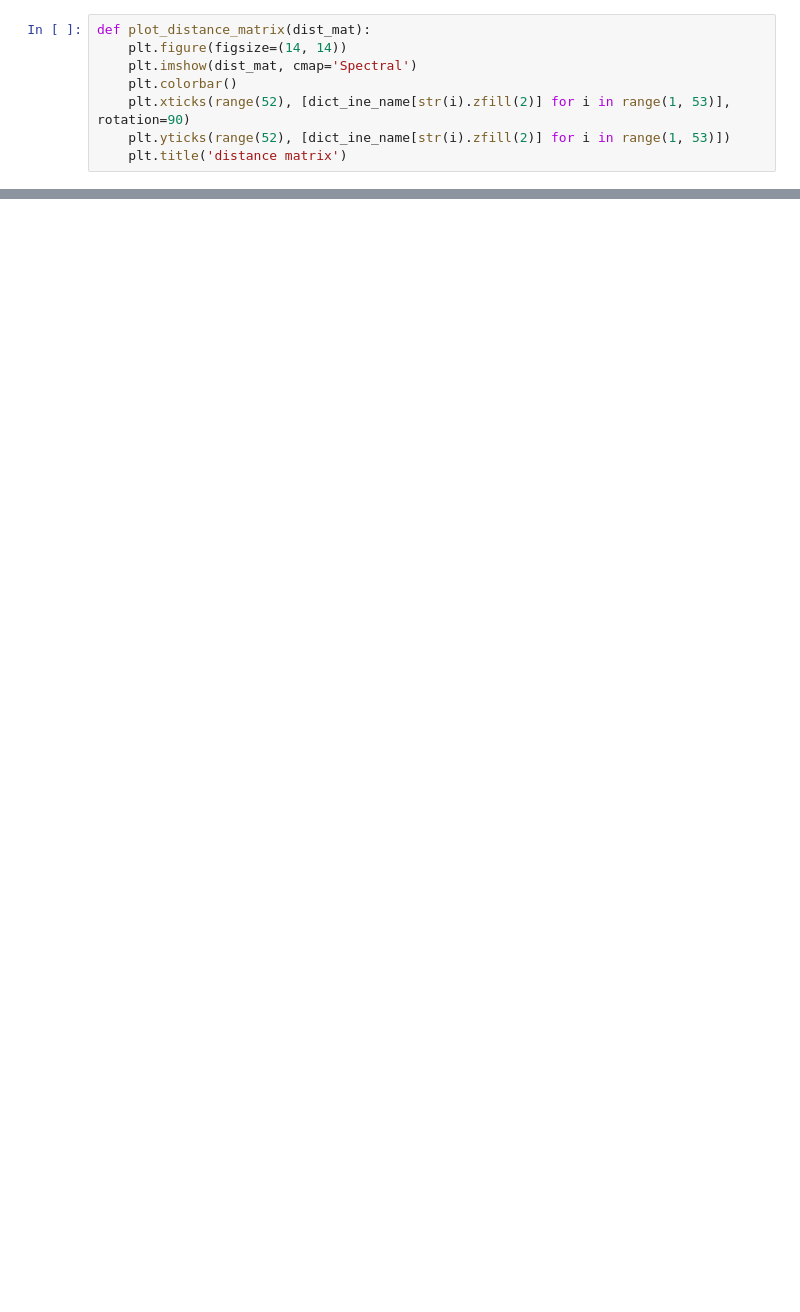
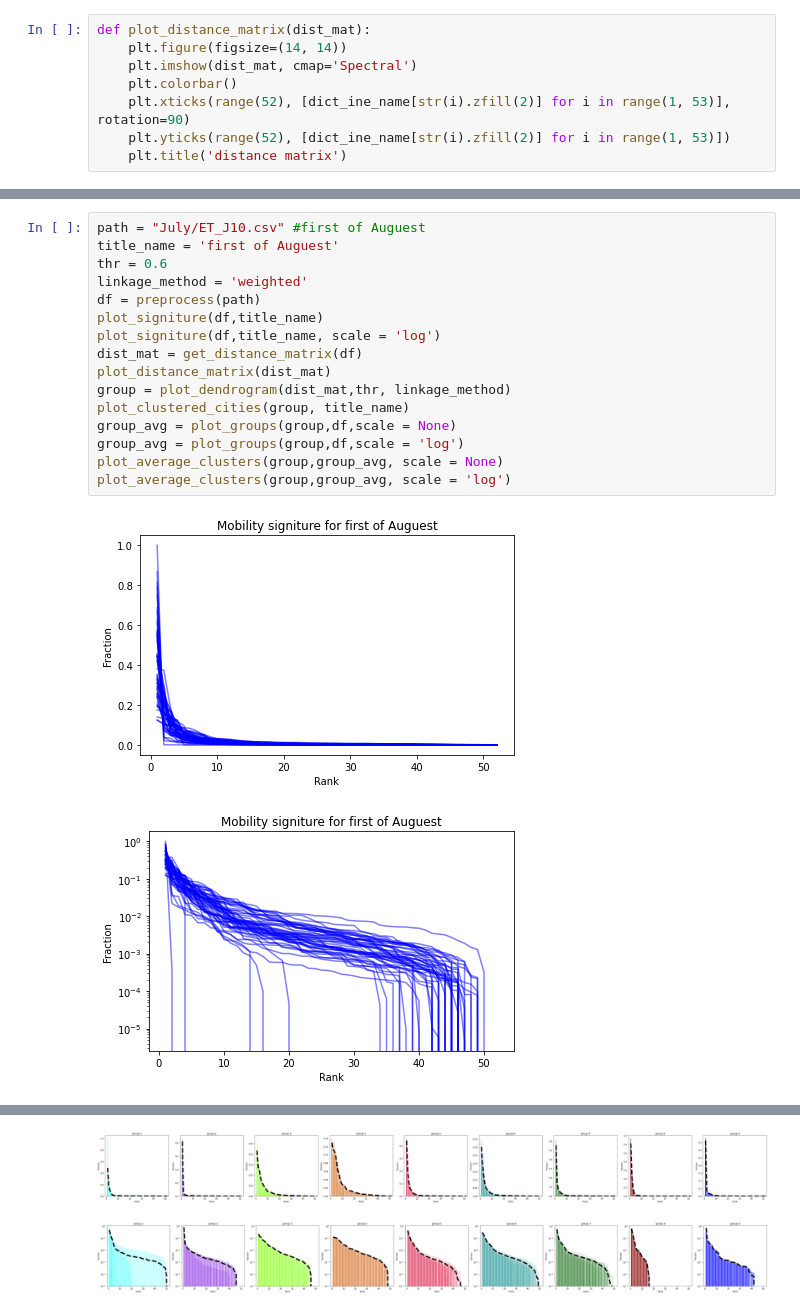
Before and after one commit to maryamastero/Mobility_Network, a Jupyter notebook: mobility_spanish.ipynb, the cells around one changed output, grey strips where cells are left out. Drawn from its saved outputs; the diff is of its cells as text; blank space fills up the shorter version.

```diff
--- a/mobility_spanish.ipynb
+++ b/mobility_spanish.ipynb
@@ -259,0 +329,19 @@ plot_clustered_cities(group_sun, "Average Sunday on July/Auguest")
+# %%
+path = "July/ET_J10.csv" #first of Auguest
+title_name = 'first of Auguest'
+thr = 0.6
+linkage_method = 'weighted'
+df = preprocess(path)
+plot_signiture(df,title_name)
+plot_signiture(df,title_name, scale = 'log')
+dist_mat = get_distance_matrix(df)
+plot_distance_matrix(dist_mat)
+group = plot_dendrogram(dist_mat,thr, linkage_method)
+plot_clustered_cities(group, title_name)
+group_avg = plot_groups(group,df,scale = None)
+group_avg = plot_groups(group,df,scale = 'log')
+plot_average_clusters(group,group_avg, scale = None)
+plot_average_clusters(group,group_avg, scale = 'log')
+# %% [output]
+[figure, added]
+[figure, added]
@@ -259,0 +351,2 @@ plot_clustered_cities(group_sun, "Average Sunday on July/Auguest")
+[figure, added]
+[figure, added]
```
Also changed, not shown: parts of 31 cells of this notebook.
